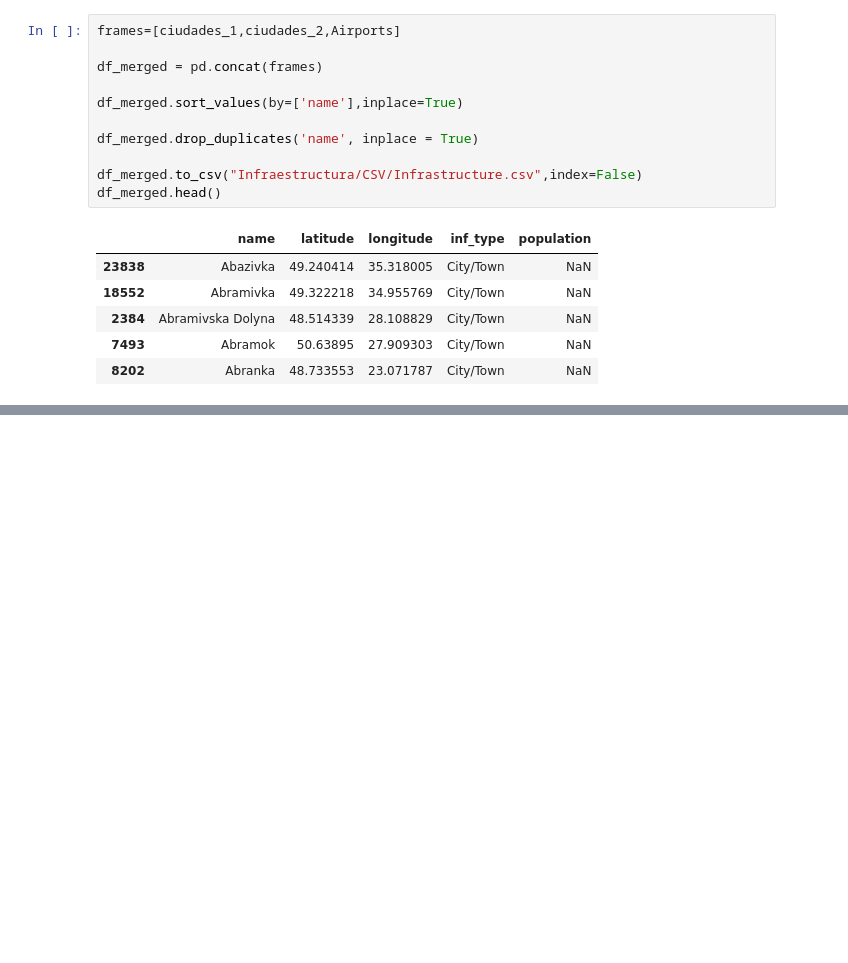
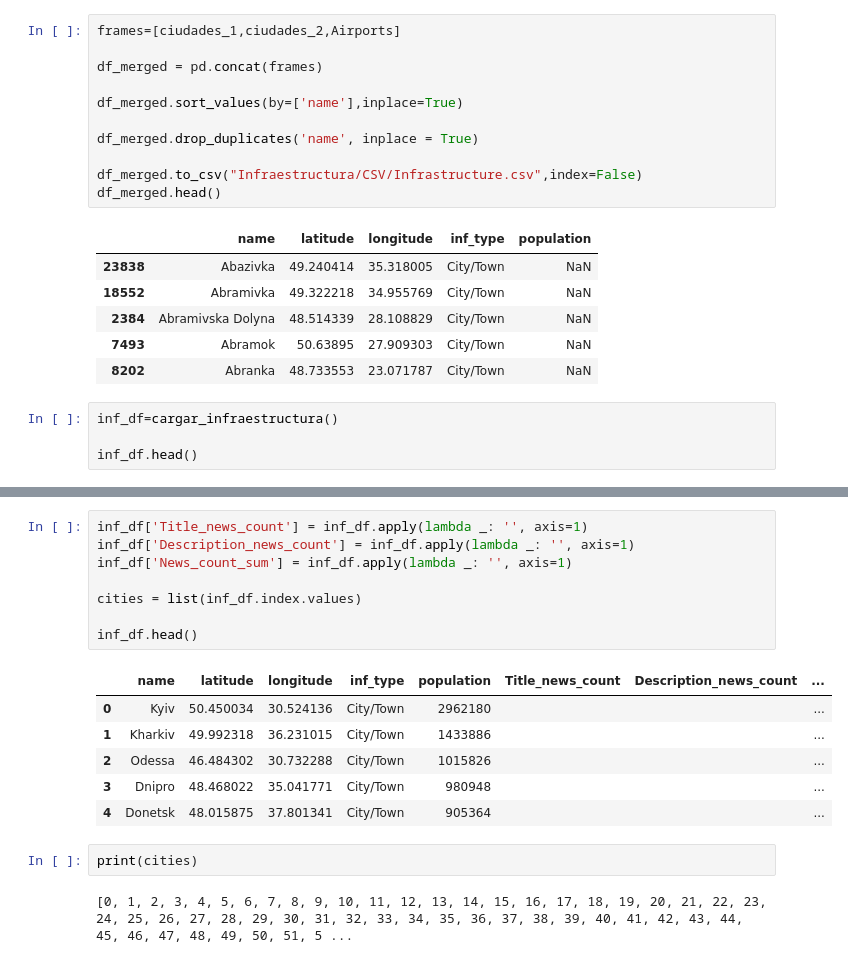
Before and after one commit to Juanjomarg/Conflict-Mapper, a Jupyter notebook: CSV_Cleanup.ipynb, the cells around one changed output, grey strips where cells are left out. Drawn from its saved outputs; the diff is of its cells as text; blank space fills up the shorter version.

```diff
--- a/CSV_Cleanup.ipynb
+++ b/CSV_Cleanup.ipynb
@@ -109,3 +109,7 @@ df_merged.head()
 | 2384 | Abramivska Dolyna | 48.514339 | 28.108829 | City/Town | NaN |
 | 7493 | Abramok | 50.63895 | 27.909303 | City/Town | NaN |
 | 8202 | Abranka | 48.733553 | 23.071787 | City/Town | NaN |
+# %%
+inf_df=cargar_infraestructura()
+
+inf_df.head()
@@ -111,0 +123,19 @@ df_merged.head()
+# %%
+inf_df['Title_news_count'] = inf_df.apply(lambda _: '', axis=1)
+inf_df['Description_news_count'] = inf_df.apply(lambda _: '', axis=1)
+inf_df['News_count_sum'] = inf_df.apply(lambda _: '', axis=1)
+
+cities = list(inf_df.index.values)
+
+inf_df.head()
+# %% [output]
+|  | name | latitude | longitude | inf_type | population | Title_news_count | Description_news_count | ... |
+| 0 | Kyiv | 50.450034 | 30.524136 | City/Town | 2962180 |  |  | ... |
+| 1 | Kharkiv | 49.992318 | 36.231015 | City/Town | 1433886 |  |  | ... |
+| 2 | Odessa | 46.484302 | 30.732288 | City/Town | 1015826 |  |  | ... |
+| 3 | Dnipro | 48.468022 | 35.041771 | City/Town | 980948 |  |  | ... |
+| 4 | Donetsk | 48.015875 | 37.801341 | City/Town | 905364 |  |  | ... |
+# %%
+print(cities)
+# %% [output]
+[0, 1, 2, 3, 4, 5, 6, 7, 8, 9, 10, 11, 12, 13, 14, 15, 16, 17, 18, 19, 20, 21, 22, 23, 24, 25, 26, 27, 28, 29, 30, 31, 32, 33, 34, 35, 36, 37, 38, 39, 40, 41, 42, 43, 44, 45, 46, 47, 48, 49, 50, 51, 5 ...
```
Also changed, not shown: parts of 5 cells of this notebook, 16 other files.
